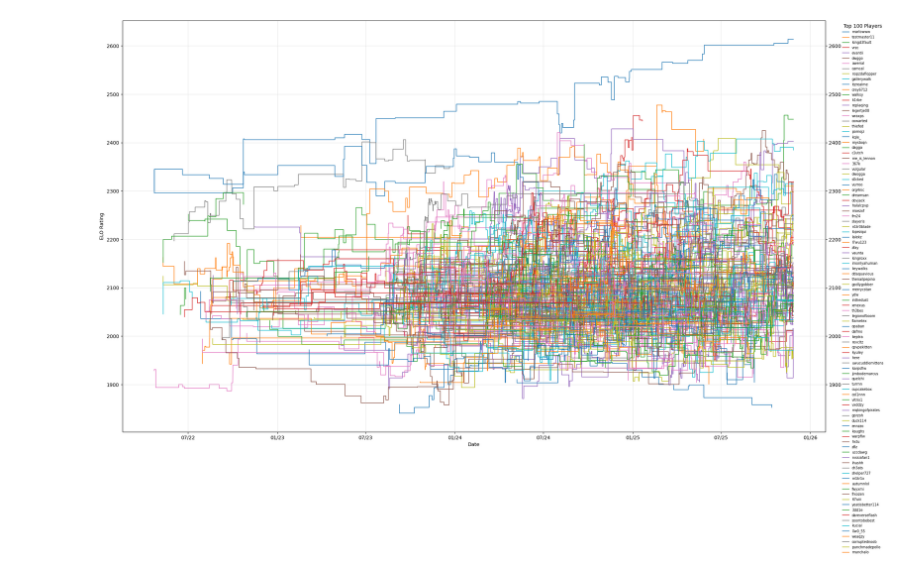
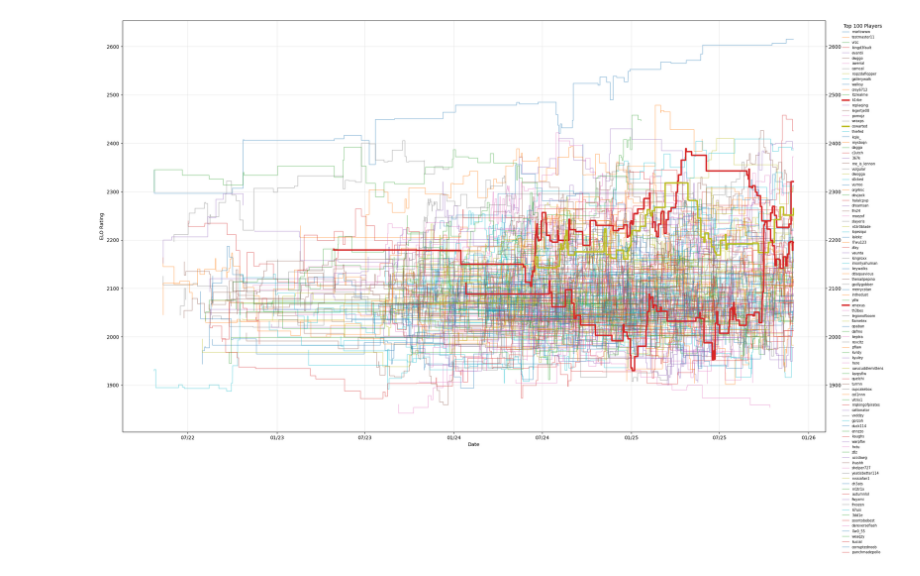
Before and after one commit to ProfX33/mctiers-elo, a Jupyter notebook: elo-analysis.ipynb, the cells around one changed output. Cells and saved outputs as stored; diff of their text form; code cells hidden in the pictures.

```diff
--- a/elo-analysis.ipynb
+++ b/elo-analysis.ipynb
@@ -676,13 +751,13 @@ def plot_elo_progress(players, sample=None, highlight=None, extend_cutoff_days=2
 # %%
 top_n = 500
 top_players = sorted(players.items(), key=lambda kv: kv[1]["peak"], reverse=True)[:top_n]
 
 #plot_elo_progress(dict(top_players), sample=["itzrealme", "dreamsan", "marlowww", "crey6712", "camcal", "awerial", "evantii", "wraxps", "gallerywalk"]) # All former HT1s
 #plot_elo_progress(dict(top_players), sample=["jaoling", "cowarted", "asteroides", "revcltz", "walksy", "awerial", "2sap", "replaqing", "turrnn", "me_is_lennon", "halalcpvp", "vrzc", "tokenu", "jesprr", "nopzdaflopper", "mystoqn", "vulgular", "lalekz", "daquaviousblm", "quelchi"]) # EU PLAYERS
 
-plot_elo_progress(dict(top_players), highlight=[], extend_cutoff_days=40)
+plot_elo_progress(dict(top_players), highlight=["k1rbe", "cowarted", "xmexus"], extend_cutoff_days=40)
 # %% [output]
-[figure, old version]
+[figure, new version]
 # %%
 # FIND LARGE TIME GAPS IN COPY PASTED DATA
 
```
Also changed, not shown: parts of 9 cells of this notebook, 2 other files.
